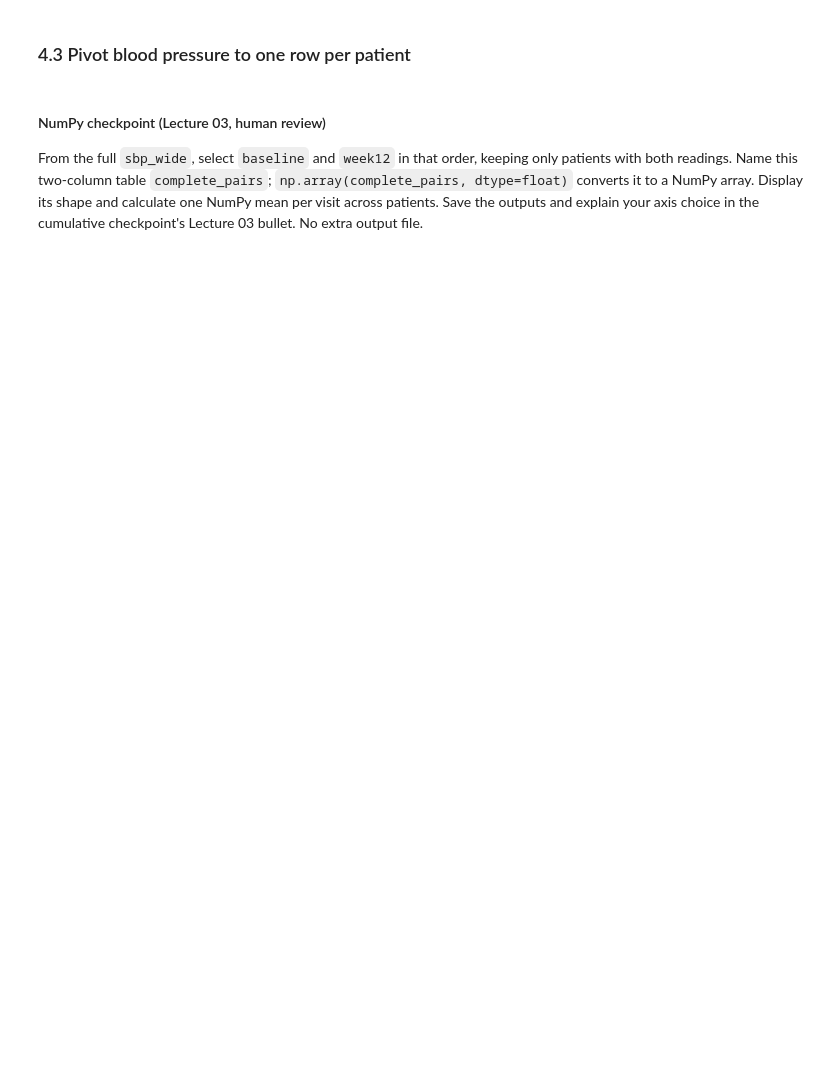
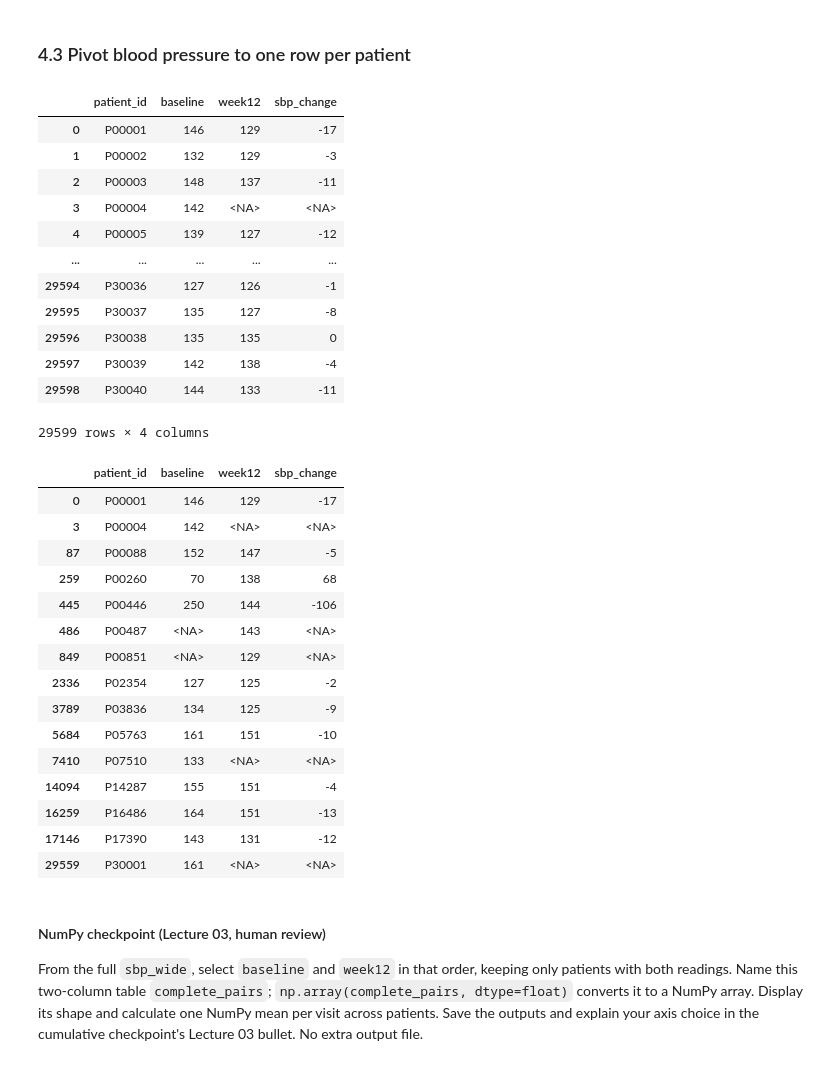
Before and after one commit to kevinzhummxvi/DS217-AS06, a Jupyter notebook: assignment.ipynb, the cells around one changed output. Drawn from its saved outputs; the diff is of its cells as text; code cells hidden in the pictures; blank space fills up the shorter version.

```diff
--- a/assignment.ipynb
+++ b/assignment.ipynb
@@ -840,7 +948,59 @@ sites_current = None
 # %%
 # TODO: pivot visits_clean, reset the index, clear columns.name, add sbp_change, then save the
 # SAMPLE_IDS rows to SBP_WIDE_SAMPLE_PATH (README Task 4.3).
-sbp_wide = None
+
+sbp_wide = (
+    visits_clean
+    .pivot(
+        index="patient_id",
+        columns="visit",
+        values="sbp_mmhg"
+    )
+    .reset_index()
+)
+
+sbp_wide.columns.name = None
+
+sbp_wide["sbp_change"] = sbp_wide["week12"] - sbp_wide["baseline"]
+
+sbp_wide_sample = sbp_wide.loc[sbp_wide["patient_id"].isin(SAMPLE_IDS)]
+sbp_wide_sample.to_csv(
+    SBP_WIDE_SAMPLE_PATH,
+    index=False
+)
+
+display(sbp_wide)
+display(sbp_wide_sample)
+# %% [output]
+|  | patient_id | baseline | week12 | sbp_change |
+| 0 | P00001 | 146 | 129 | -17 |
+| 1 | P00002 | 132 | 129 | -3 |
+| 2 | P00003 | 148 | 137 | -11 |
+| 3 | P00004 | 142 | <NA> | <NA> |
+| 4 | P00005 | 139 | 127 | -12 |
+| ... | ... | ... | ... | ... |
+| 29594 | P30036 | 127 | 126 | -1 |
+| 29595 | P30037 | 135 | 127 | -8 |
+| 29596 | P30038 | 135 | 135 | 0 |
+| 29597 | P30039 | 142 | 138 | -4 |
+| 29598 | P30040 | 144 | 133 | -11 |
+29599 rows × 4 columns
+|  | patient_id | baseline | week12 | sbp_change |
+| 0 | P00001 | 146 | 129 | -17 |
+| 3 | P00004 | 142 | <NA> | <NA> |
+| 87 | P00088 | 152 | 147 | -5 |
+| 259 | P00260 | 70 | 138 | 68 |
+| 445 | P00446 | 250 | 144 | -106 |
+| 486 | P00487 | <NA> | 143 | <NA> |
+| 849 | P00851 | <NA> | 129 | <NA> |
+| 2336 | P02354 | 127 | 125 | -2 |
+| 3789 | P03836 | 134 | 125 | -9 |
+| 5684 | P05763 | 161 | 151 | -10 |
+| 7410 | P07510 | 133 | <NA> | <NA> |
+| 14094 | P14287 | 155 | 151 | -4 |
+| 16259 | P16486 | 164 | 151 | -13 |
+| 17146 | P17390 | 143 | 131 | -12 |
+| 29559 | P30001 | 161 | <NA> | <NA> |
 # %% [markdown]
 #### NumPy checkpoint (Lecture 03, human review)
 
```
Also changed, not shown: parts of 9 cells of this notebook, 3 other files.
